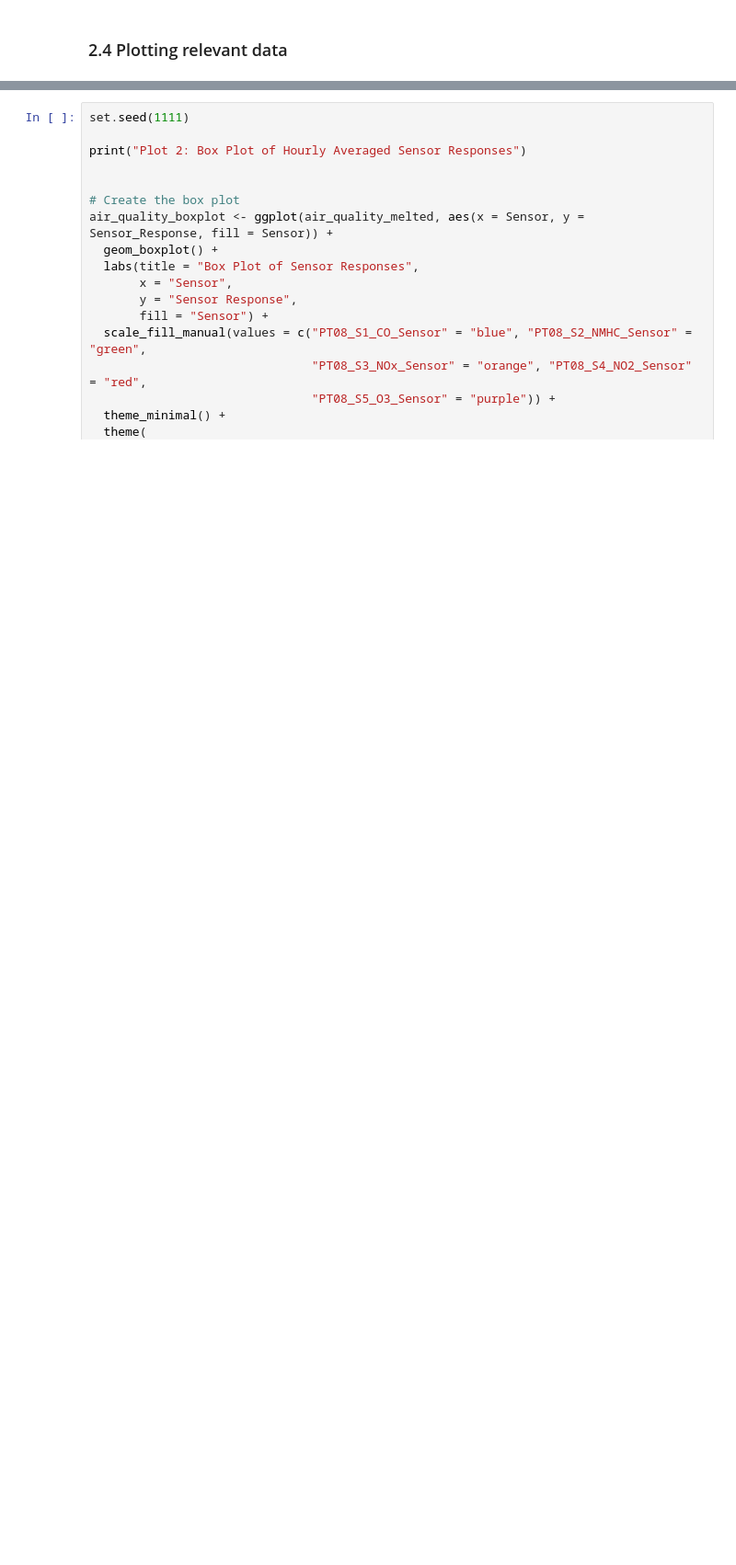
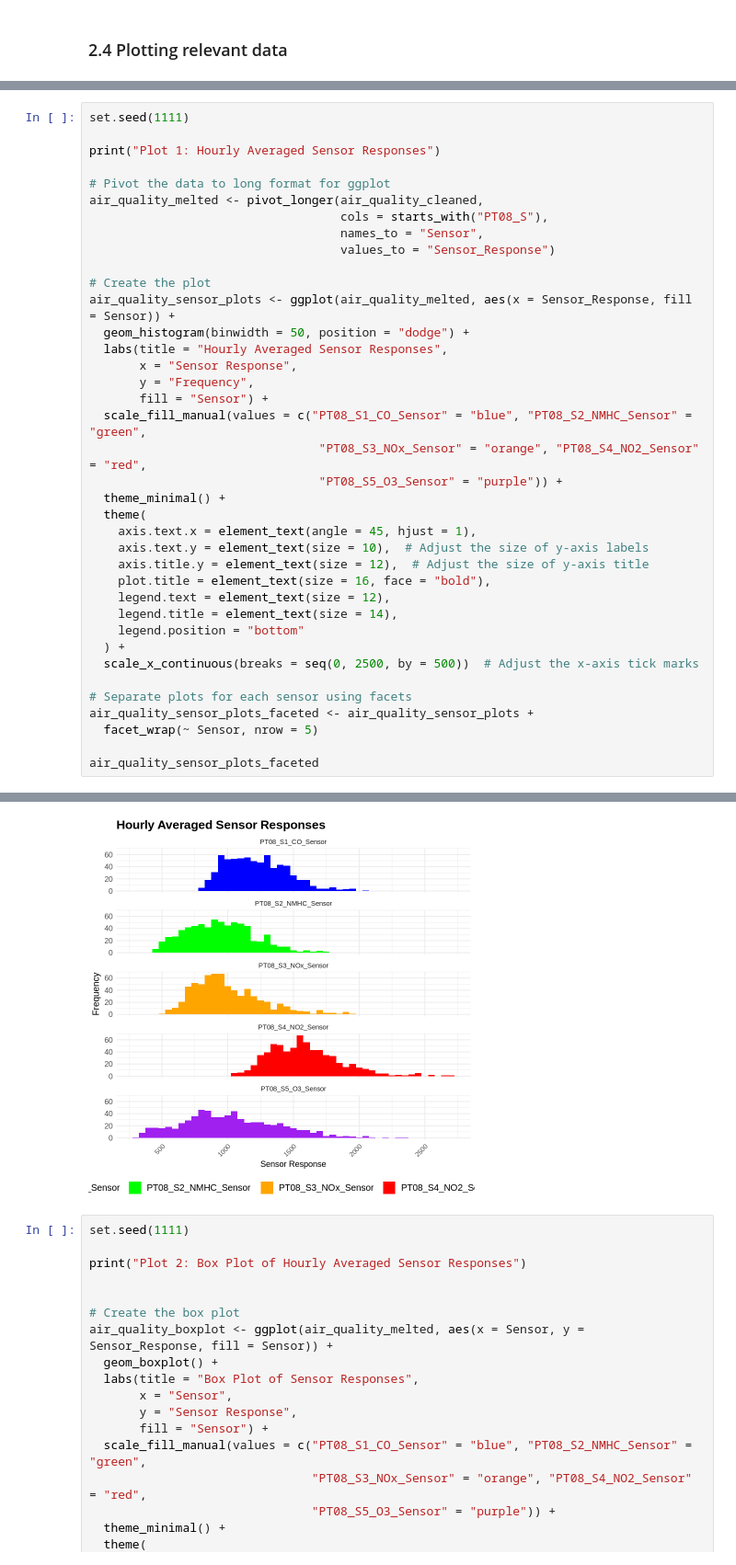
Before and after one commit to ZackYe42/STAT201-G11-Project, a Jupyter notebook: Group11-Project.ipynb, the cells around one changed output, grey strips where cells are left out. Shown at 92% size. Saved outputs shown, nothing was run; the diff lists cells and outputs as text; blank space fills up the shorter version.

Commit message:
Added a geom histogram plot

```diff
--- a/Group11-Project.ipynb
+++ b/Group11-Project.ipynb
@@ -135,0 +170,39 @@ air_quality_sensor_plots_faceted
+# %%
+set.seed(1111)
+
+print("Plot 1: Hourly Averaged Sensor Responses")
+
+# Pivot the data to long format for ggplot
+air_quality_melted <- pivot_longer(air_quality_cleaned,
+                                   cols = starts_with("PT08_S"),
+                                   names_to = "Sensor",
+                                   values_to = "Sensor_Response")
+
+# Create the plot
+air_quality_sensor_plots <- ggplot(air_quality_melted, aes(x = Sensor_Response, fill = Sensor)) +
+  geom_histogram(binwidth = 50, position = "dodge") +
+  labs(title = "Hourly Averaged Sensor Responses",
+       x = "Sensor Response",
+       y = "Frequency",
+       fill = "Sensor") +
+  scale_fill_manual(values = c("PT08_S1_CO_Sensor" = "blue", "PT08_S2_NMHC_Sensor" = "green",
+                                "PT08_S3_NOx_Sensor" = "orange", "PT08_S4_NO2_Sensor" = "red",
+                                "PT08_S5_O3_Sensor" = "purple")) +
+  theme_minimal() +
+  theme(
+    axis.text.x = element_text(angle = 45, hjust = 1),
+    axis.text.y = element_text(size = 10),  # Adjust the size of y-axis labels
+    axis.title.y = element_text(size = 12),  # Adjust the size of y-axis title
+    plot.title = element_text(size = 16, face = "bold"),
+    legend.text = element_text(size = 12),
+    legend.title = element_text(size = 14),
+    legend.position = "bottom"
+  ) +
+  scale_x_continuous(breaks = seq(0, 2500, by = 500))  # Adjust the x-axis tick marks
+
+# Separate plots for each sensor using facets
+air_quality_sensor_plots_faceted <- air_quality_sensor_plots +
+  facet_wrap(~ Sensor, nrow = 5)
+
+air_quality_sensor_plots_faceted
+# %% [output]
@@ -136,3 +212,4 @@ air_quality_sensor_plots_faceted
+[figure, added]
 # %%
 set.seed(1111)
 
```
Also changed, not shown: parts of 9 cells of this notebook.
